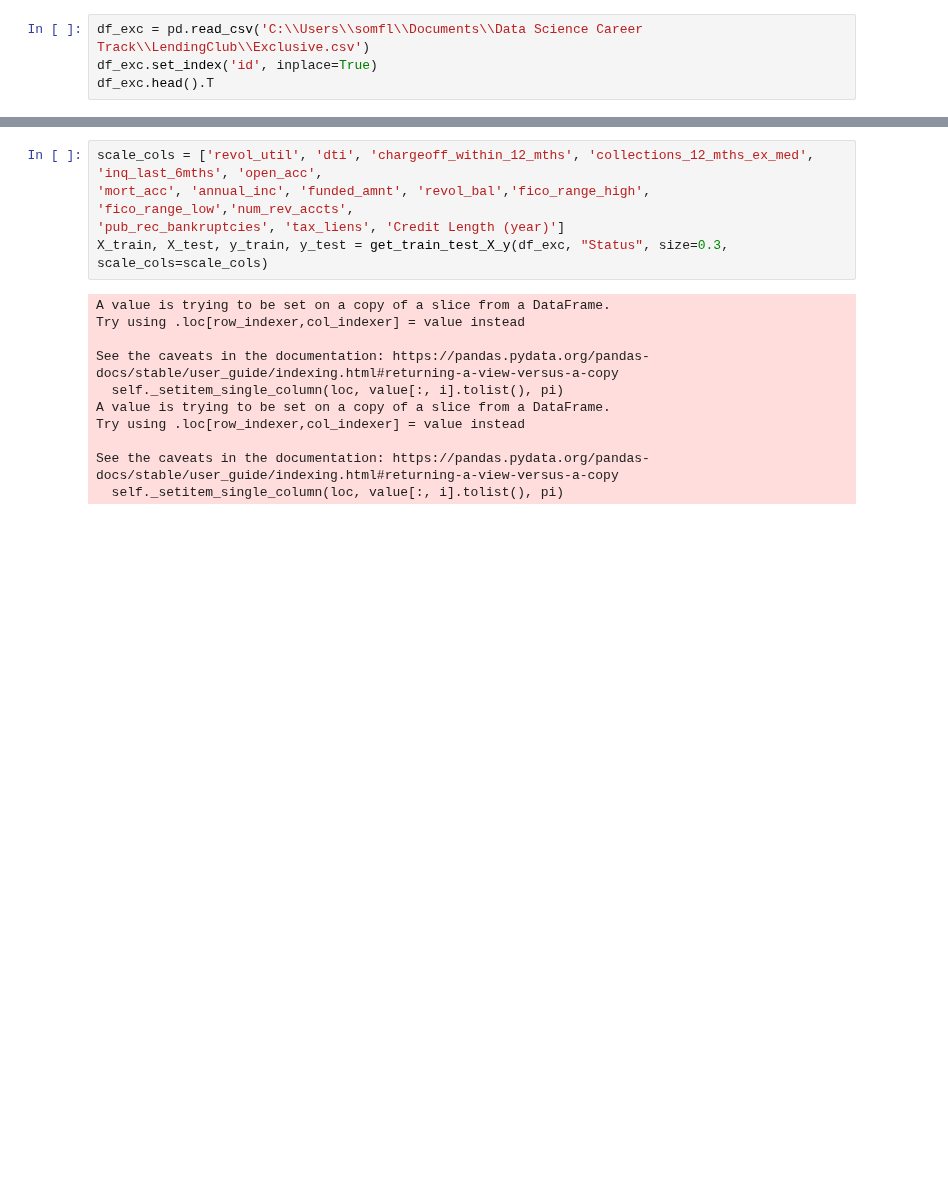
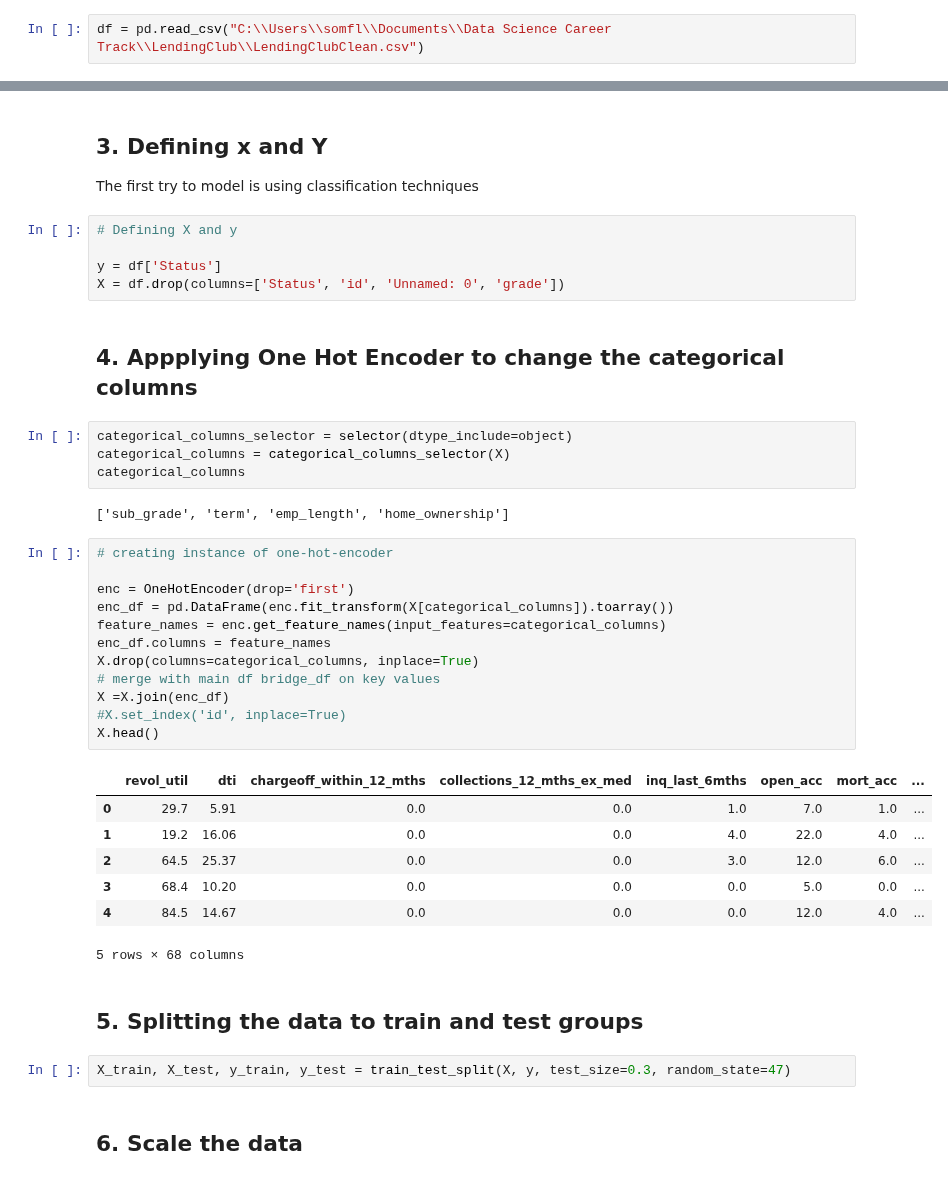
Before and after one commit to somayehY/SomayeYoussefi, a Jupyter notebook: LendingClub/LendingClub_preprocessing.ipynb, the cells around one changed output, grey strips where cells are left out. Drawn from its saved outputs; the diff is of its cells as text; blank space fills up the shorter version.

```diff
--- a/LendingClub/LendingClub_preprocessing.ipynb
+++ b/LendingClub/LendingClub_preprocessing.ipynb
@@ -11,4 +31,2 @@ from sklearn.preprocessing import StandardScaler
 # %%
-df_exc = pd.read_csv('C:\\Users\\somfl\\Documents\\Data Science Career Track\\LendingClub\\Exclusive.csv')
-df_exc.set_index('id', inplace=True)
-df_exc.head().T
+df = pd.read_csv("C:\\Users\\somfl\\Documents\\Data Science Career Track\\LendingClub\\LendingClubClean.csv")
@@ -49,16 +33,43 @@ def get_train_test_X_y(df, y_col, size=0.3, scale_cols=None):
-# %%
-scale_cols = ['revol_util', 'dti', 'chargeoff_within_12_mths', 'collections_12_mths_ex_med', 'inq_last_6mths', 'open_acc',
-'mort_acc', 'annual_inc', 'funded_amnt', 'revol_bal','fico_range_high', 'fico_range_low','num_rev_accts',
-'pub_rec_bankruptcies', 'tax_liens', 'Credit Length (year)']
-X_train, X_test, y_train, y_test = get_train_test_X_y(df_exc, "Status", size=0.3, scale_cols=scale_cols)
-# %% [output]
-A value is trying to be set on a copy of a slice from a DataFrame.
-Try using .loc[row_indexer,col_indexer] = value instead
-
-See the caveats in the documentation: https://pandas.pydata.org/pandas-docs/stable/user_guide/indexing.html#returning-a-view-versus-a-copy
-  self._setitem_single_column(loc, value[:, i].tolist(), pi)
-A value is trying to be set on a copy of a slice from a DataFrame.
-Try using .loc[row_indexer,col_indexer] = value instead
-
-See the caveats in the documentation: https://pandas.pydata.org/pandas-docs/stable/user_guide/indexing.html#returning-a-view-versus-a-copy
-  self._setitem_single_column(loc, value[:, i].tolist(), pi)
+# %% [markdown]
+## 3. Defining x and Y
+
+The first try to model is using classification techniques
+# %%
+# Defining X and y
+
+y = df['Status']
+X = df.drop(columns=['Status', 'id', 'Unnamed: 0', 'grade'])
+# %% [markdown]
+## 4. Appplying One Hot Encoder to change the categorical columns
+# %%
+categorical_columns_selector = selector(dtype_include=object)
+categorical_columns = categorical_columns_selector(X)
+categorical_columns
+# %% [output]
+['sub_grade', 'term', 'emp_length', 'home_ownership']
+# %%
+# creating instance of one-hot-encoder
+
+enc = OneHotEncoder(drop='first')
+enc_df = pd.DataFrame(enc.fit_transform(X[categorical_columns]).toarray())
+feature_names = enc.get_feature_names(input_features=categorical_columns)
+enc_df.columns = feature_names
+X.drop(columns=categorical_columns, inplace=True)
+# merge with main df bridge_df on key values
+X =X.join(enc_df)
+#X.set_index('id', inplace=True)
+X.head()
+# %% [output]
+|  | revol_util | dti | chargeoff_within_12_mths | collections_12_mths_ex_med | inq_last_6mths | open_acc | mort_acc | ... |
+| 0 | 29.7 | 5.91 | 0.0 | 0.0 | 1.0 | 7.0 | 1.0 | ... |
+| 1 | 19.2 | 16.06 | 0.0 | 0.0 | 4.0 | 22.0 | 4.0 | ... |
+| 2 | 64.5 | 25.37 | 0.0 | 0.0 | 3.0 | 12.0 | 6.0 | ... |
+| 3 | 68.4 | 10.20 | 0.0 | 0.0 | 0.0 | 5.0 | 0.0 | ... |
+| 4 | 84.5 | 14.67 | 0.0 | 0.0 | 0.0 | 12.0 | 4.0 | ... |
+5 rows × 68 columns
+# %% [markdown]
+## 5. Splitting the data to train and test groups
+# %%
+X_train, X_test, y_train, y_test = train_test_split(X, y, test_size=0.3, random_state=47)
+# %% [markdown]
+## 6. Scale the data
```
Also changed, not shown: parts of 41 cells of this notebook.
